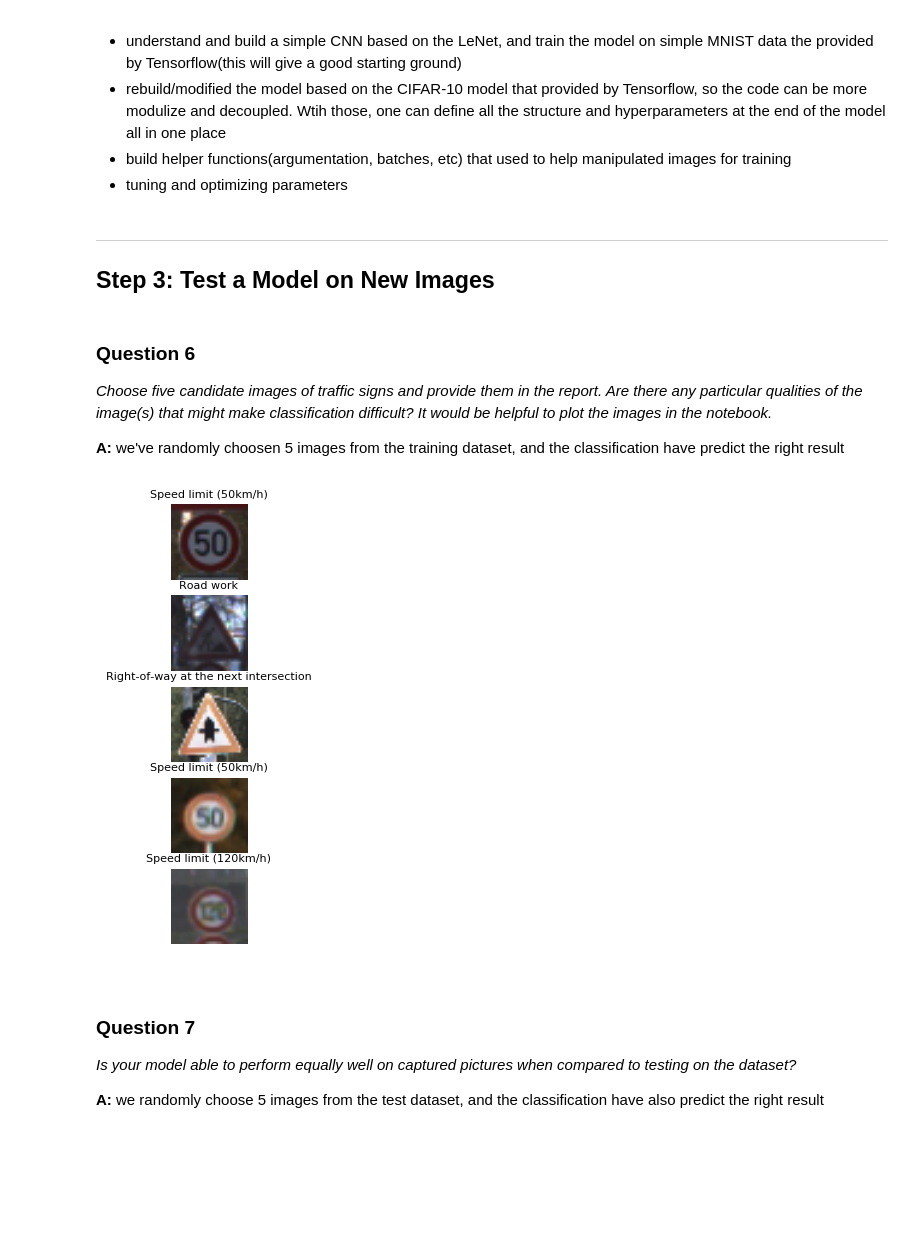
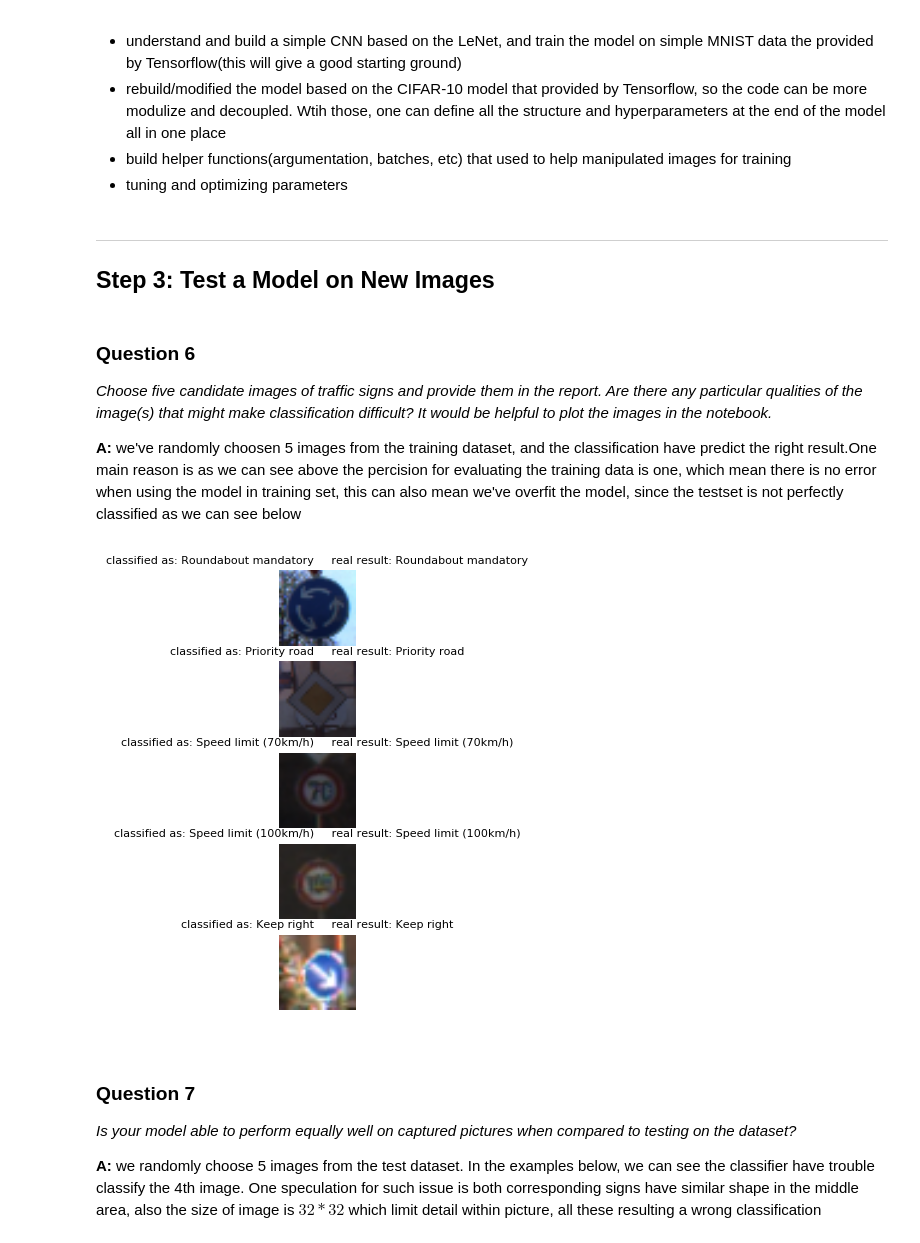
Before and after one commit to seanxwh/Udacity_self_driving_car, a Jupyter notebook: Traffic_Signs_CNN/Traffic_Signs_CNN.ipynb, the cells around one changed output. Drawn from its saved outputs; the diff is of its cells as text; code cells hidden in the pictures; blank space fills up the shorter version.

```diff
--- a/Traffic_Signs_CNN/Traffic_Signs_CNN.ipynb
+++ b/Traffic_Signs_CNN/Traffic_Signs_CNN.ipynb
@@ -44,6 +44,10 @@ x_test, y_test = test['features'], test['labels']
 ### a basic data summary.
 import random
 import numpy as np
+import matplotlib.pyplot as plt
+%matplotlib inline
+
+
 # number of training examples
 n_train = len(x_train)
 
@@ -57,11 +61,34 @@ image_shape = list(choosen_image.shape)
 
 # the unique classes are in the dataset, they can be found by applying them to a set
 n_classes = len(set(y_train))
+classes_ary_train = [0 for _ in range(n_classes)]
+for i in y_train:
+    classes_ary_train[i] += 1
+classes_ary_test = [0 for _ in range(n_classes)]
+for i in y_test:
+    classes_ary_test[i] += 1
 
 print("Number of training examples =", n_train)
 print("Number of testing examples =", n_test)
 print("Image data shape =", image_shape)
 print("Number of classes =", n_classes)
+
+fig = plt.figure()
+fig.add_subplot()
+print("\n Classes Histrogram(# example/traffic sign) of the train set")
+plt.bar(list(range(n_classes)), height=classes_ary_train)
+plt.xticks(list(range(n_classes)), fontsize = 6)
+plt.ylabel('number of examples')
+plt.xlabel('traffic sign number (training)')
+plt.show()
+
+fig.add_subplot()
+print("\n Classes Histrogram(# example/traffic sign) of the test set")
+plt.bar(list(range(n_classes)), height=classes_ary_test)
+plt.xticks(list(range(n_classes)), fontsize = 6)
+plt.ylabel('number of examples')
+plt.xlabel('traffic sign number (testing)')
+plt.show()
 # %% [output]
 Number of training examples = 39209
 Number of testing examples = 12630
@@ -767,7 +793,7 @@ def main(_):
     print ("starting time: ",program_strart_time)
 
     # to restart the train process delete all parameters in run_training
-    run_training(False, True)
+    run_training(False,True)
 
     program_end_time = time.time()
     print ("ending time: ", program_end_time)
@@ -844,9 +870,9 @@ parser.add_argument(
   help='keep probability for each dropout layer within the fully connected layes'
 )
 parser.add_argument(
-  '--input_data_dir',
+  '--graph_dir',
   type=str,
-  default='./data/input_data',
+  default='./graph/training',
   help='Directory to put the input data.'
 )
 parser.add_argument(
@@ -894,7 +919,7 @@ The following ways were the method I used to build the model
 * build helper functions(argumentation, batches, etc) that used to help manipulated images for training
 * tuning and optimizing parameters
 # %% [markdown]
----
+----
 
 ## Step 3: Test a Model on New Images
 # %%
@@ -935,7 +960,7 @@ def eval_pictures(pics_ary,k=1, FLAGS=FLAGS):
             val = val.eval(session=sess)
             indices = indices.eval(session=sess)
             if k==1:
-                pics_ary_classified.append(sign_names[indices[0]])
+                pics_ary_classified.append(sign_names[int(indices[0])])
             else:
                 pics_ary_classified.append((val, indices))
         sess.close()
@@ -943,15 +968,14 @@ def eval_pictures(pics_ary,k=1, FLAGS=FLAGS):
     return pics_ary_classified
 # %%
 #block that used for ploting image with the classification result
-def plot_graph_with_classify(all_img, classify_res):
+def plot_graph_with_classify(all_img, classify_res, real_res):
     import matplotlib.pyplot as plt
     %matplotlib inline
     fig = plt.figure()
     for idx in range(len(all_img)):
-
         fig.add_subplot(len(all_img), 1, idx+1)
         plt.axis('off')
-        plt.title(classify_res[idx], fontsize=8)
+        plt.title("classified as: "+classify_res[idx]+"     real result: "+real_res[idx], fontsize=8)
         plt.imshow(all_img[idx])
         plt.subplots_adjust(left=0.1, right=0.9, top=1.2, bottom=0.1)
 # %% [markdown]
@@ -962,19 +986,21 @@ _Choose five candidate images of traffic signs and provide them in the report. A
 
 
 **A:**
-we've randomly choosen 5 images from the training dataset, and the classification have predict the right result
+we've randomly choosen 5 images from the training dataset, and the classification have predict the right result.One main reason is as we can see above the percision for evaluating the training data is one, which mean there is no error when using the model in training set, this can also mean we've overfit the model, since the testset is not perfectly classified as we can see below
 # %%
 import random
 # pick 5 random indice from the training set
 Q_6_five_random_idx = random.sample(range(len(shuffled_train_data)), 5)
 
 Q_6_five_random_imgs = [shuffled_train_data[idx] for idx in Q_6_five_random_idx]
 
 Q_6_classified_res = eval_pictures(Q_6_five_random_imgs)
 
-plot_graph_with_classify(Q_6_five_random_imgs, Q_6_classified_res)
+Q_6_real_res = list(map(lambda idx: sign_names[int(shuffled_train_labels[idx])], Q_6_five_random_idx))
+
+plot_graph_with_classify(Q_6_five_random_imgs, Q_6_classified_res , Q_6_real_res)
 # %% [output]
-[figure, old version]
+[figure, new version]
 # %% [markdown]
 ### Question 7
 
@@ -982,7 +1008,7 @@ _Is your model able to perform equally well on captured pictures when compared t
 
 
 **A:**
-we randomly choose 5 images from the test dataset, and the classification have also predict the right result
+we randomly choose 5 images from the test dataset. In the examples below, we can see the classifier have trouble classify the 4th image. One speculation for such issue is both corresponding signs have similar shape in the middle area, also the size of image is $32*32$ which limit detail within picture, all these resulting a wrong classification
 # %%
 import random
 # pick 5 random indice from the training set
```
Also changed, not shown: parts of 13 cells of this notebook, 19 other files.
